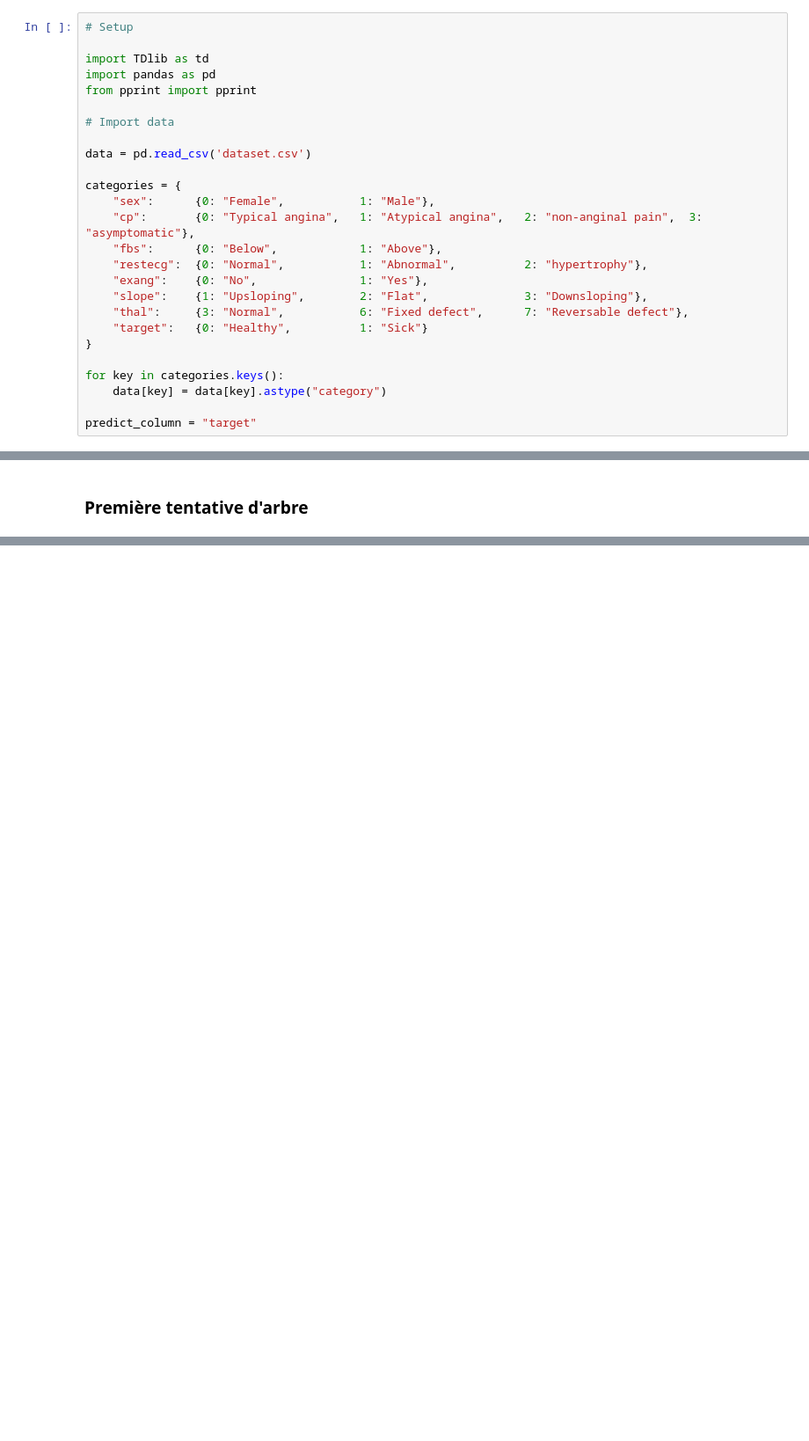
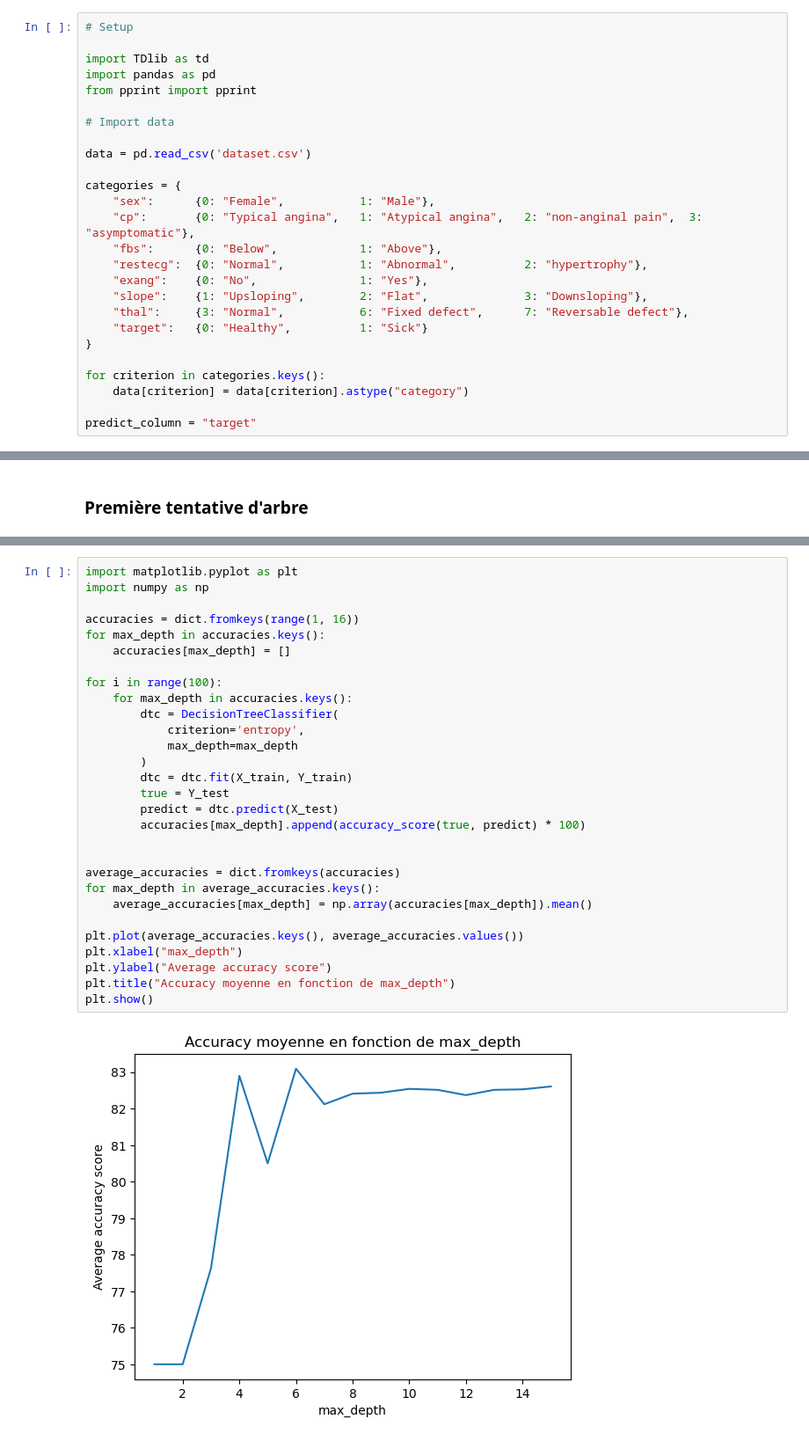
Before and after one commit to Polytech-E2I/data-processing, a Jupyter notebook: Projet2_jpynb/Projet2.ipynb, the cells around one changed output, grey strips where cells are left out. Shown: that part at 88% size. Cells and saved outputs as stored; diff of their text form; blank space fills up the shorter version.

```diff
--- a/Projet2_jpynb/Projet2.ipynb
+++ b/Projet2_jpynb/Projet2.ipynb
@@ -30,8 +30,8 @@ categories = {
     "target":   {0: "Healthy",          1: "Sick"}
 }
 
-for key in categories.keys():
-    data[key] = data[key].astype("category")
+for criterion in categories.keys():
+    data[criterion] = data[criterion].astype("category")
 
 predict_column = "target"
 # %% [markdown]
@@ -268,0 +270,31 @@ max      0.881579
+# %%
+import matplotlib.pyplot as plt
+import numpy as np
+
+accuracies = dict.fromkeys(range(1, 16))
+for max_depth in accuracies.keys():
+    accuracies[max_depth] = []
+
+for i in range(100):
+    for max_depth in accuracies.keys():
+        dtc = DecisionTreeClassifier(
+            criterion='entropy',
+            max_depth=max_depth
+        )
+        dtc = dtc.fit(X_train, Y_train)
+        true = Y_test
+        predict = dtc.predict(X_test)
+        accuracies[max_depth].append(accuracy_score(true, predict) * 100)
+
+
+average_accuracies = dict.fromkeys(accuracies)
+for max_depth in average_accuracies.keys():
+    average_accuracies[max_depth] = np.array(accuracies[max_depth]).mean()
+
+plt.plot(average_accuracies.keys(), average_accuracies.values())
+plt.xlabel("max_depth")
+plt.ylabel("Average accuracy score")
+plt.title("Accuracy moyenne en fonction de max_depth")
+plt.show()
+# %% [output]
+[figure, added]
```
Also changed, not shown: parts of 15 cells of this notebook.
